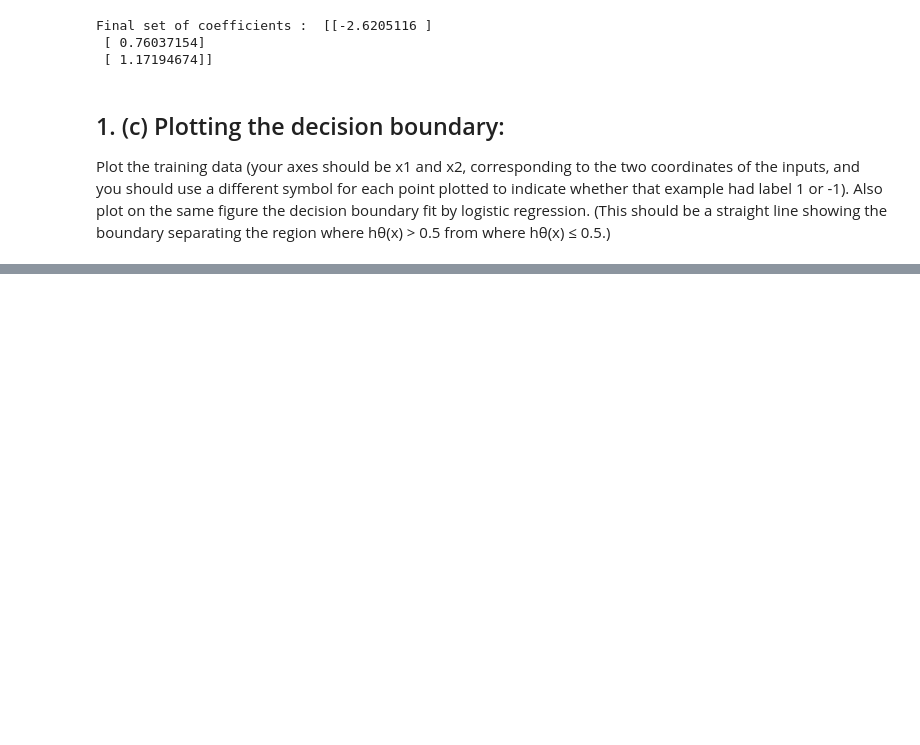
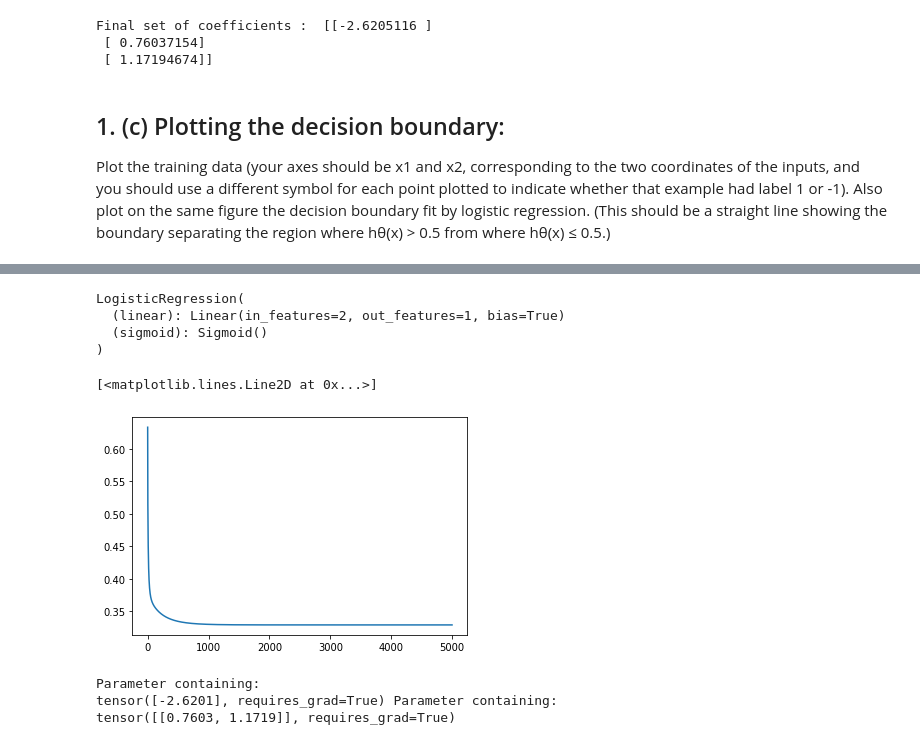
Before and after one commit to Arushi04/MachineLearning_CS229, a Jupyter notebook: logistic_regression.ipynb, the cells around one changed output, grey strips where cells are left out. Drawn from its saved outputs; the diff is of its cells as text; code cells hidden in the pictures; blank space fills up the shorter version.

Commit message:
Updated with Pytorch implementation of Logistic regression

```diff
--- a/logistic_regression.ipynb
+++ b/logistic_regression.ipynb
@@ -135,0 +150,65 @@ plt.show()
+# %%
+#Converting the numpy data to tensors
+
+feat_t = torch.Tensor(features)
+label_t = torch.Tensor(label)
+idx = label_t[:,0]== -1
+label_t[idx, 0] = 0 #Converting the labels with value -1 to 0
+M, N = feat_t.shape
+# %%
+class LogisticRegression(nn.Module):
+
+    def __init__(self, N):
+        super(LogisticRegression, self).__init__()
+        self.linear = nn.Linear(N, 1)  # (B*3) : (3*1) =  (B*1)
+        self.sigmoid = nn.Sigmoid()
+
+    def forward(self, x):
+        # x : B*3
+        hx = self.linear(x)
+        pred = self.sigmoid(hx)
+        return pred
+
+M, N = feat_t.shape
+model = LogisticRegression(N)
+print(model)
+# %% [output]
+LogisticRegression(
+  (linear): Linear(in_features=2, out_features=1, bias=True)
+  (sigmoid): Sigmoid()
+)
+# %%
+#Defining loss function and updating through gradient descent
+
+criterion = nn.BCELoss()
+learning_rate = 0.1
+optimizer = torch.optim.SGD(model.parameters(), lr=learning_rate)
+# %%
+# Training the model
+model.train()     # training the model
+epoch_no = 5000
+losses = []
+for epoch in range(epoch_no):
+    optimizer.zero_grad()  # setting the gradient to zero
+    pred = model(feat_t)   # forward pass
+    loss = criterion(pred, label_t)  # computing loss
+    loss.backward()        # backward pass : learns and updates the parameters
+    optimizer.step()       # parameter update based on current gradient
+    losses.append(loss)
+
+plt.plot([i for i in range(len(losses))],losses)
+# %% [output]
+[<matplotlib.lines.Line2D at 0x...>]
+[figure, added]
+# %%
+'''
+Final set of coefficients from Newton's Method :  [[-2.6205116 ]
+ [ 0.76037154]
+ [ 1.17194674]]
+'''
+
+print(model.linear.bias, model.linear.weight)
+# %% [output]
+Parameter containing:
+tensor([-2.6201], requires_grad=True) Parameter containing:
+tensor([[0.7603, 1.1719]], requires_grad=True)
```
Also changed, not shown: parts of 5 cells of this notebook.
